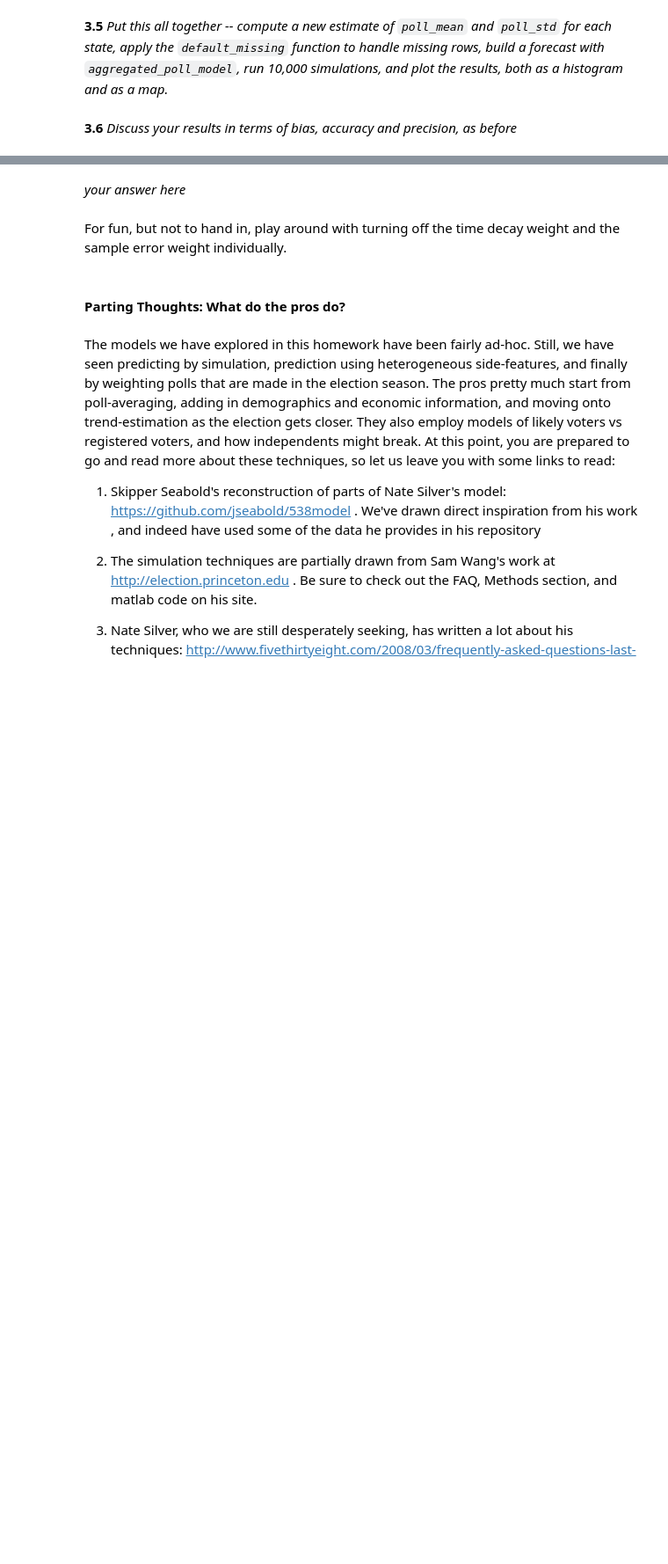
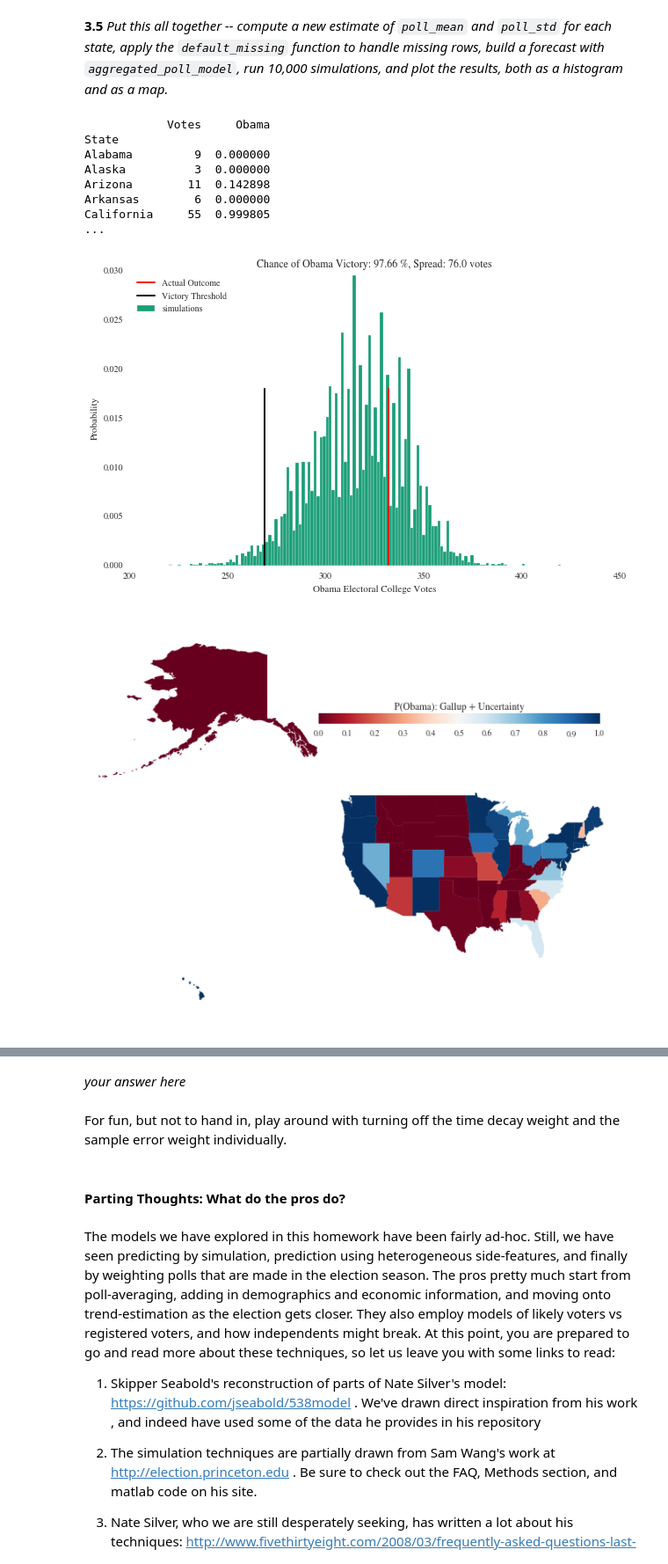
Before and after one commit to imantdaunhawer/content_2013, a Jupyter notebook: HW2.ipynb, the cells around one changed output, grey strips where cells are left out. Shown at 88% size. Drawn from its saved outputs; the diff is of its cells as text; code cells hidden in the pictures; blank space fills up the shorter version.

Commit message:
Solved HW2. Some bugs marked with TODO.

```diff
--- a/HW2.ipynb
+++ b/HW2.ipynb
@@ -1449,3 +1464,30 @@ poll_std value as .05 * poll_mean
 """
 
 #your code here
+def weighted_state_average(multipoll):
+    df = pd.DataFrame()   # create a new DataFrame
+    multipoll = add_weights(multipoll) # add weights to the multipoll table
+
+    # compute the weighted poll_mean for each state
+    df["poll_mean"] = multipoll.groupby(multipoll.State).apply(lambda x: np.sum(x.poll_weights * x.obama_spread) / np.sum(x.poll_weights))
+
+    # compute the other values
+    df["N"] = multipoll.groupby(multipoll.State).Pollster.count()
+    df["poll_std"] = multipoll.groupby(multipoll.State).obama_spread.std()
+    df.poll_std.fillna(df.poll_mean*0.05, inplace=True) # fill missing values in the column with an estimate
+                                                            # of .05*poll_mean of that row.
+    return df
+
+def add_weights(multipoll):
+    '''Computes the weight of each individual poll and adds them to the polling table as the column "poll_weights".'''
+    weights = (1 / multipoll.MoE **2) * (0.5*multipoll.age_days/30.) # given function for the weight of each poll.
+    multipoll["poll_weights"] = weights
+    return multipoll
+
+# TODO: Check out what's wrong with this model
+# %%
+avg_weighted = weighted_state_average(multipoll)   # computes the weighted state average table
+avg_weighted = avg_weighted.join(electoral_votes, how='outer')   # include number of votes for each state
+default_missing(avg_weighted)   # handle missing states
+print avg_weighted.head()
+print avg_weighted.shape
@@ -1456,5 +1505,21 @@ poll_std value as .05 * poll_mean
 # %%
-#your map code here
-make_map(model.Obama, "P(Obama): Weighted Polls")
+#your code here
+model = aggregated_poll_model(avg_weighted)
+print model.head()
+print "..."
+
+prediction = simulate_election(model, 10000)
+plot_simulation(prediction)
+make_map(model.Obama, "P(Obama): Gallup + Uncertainty")
+plt.show()
+# %% [output]
+            Votes     Obama
+State
+Alabama         9  0.000000
+Alaska          3  0.000000
+Arizona        11  0.142898
+Arkansas        6  0.000000
+California     55  0.999805
+...
+[figure, added]
+[figure, added]
-# %% [markdown]
-**3.6** *Discuss your results in terms of bias, accuracy and precision, as before*
```
Also changed, not shown: parts of 17 cells of this notebook, 1 other file.
